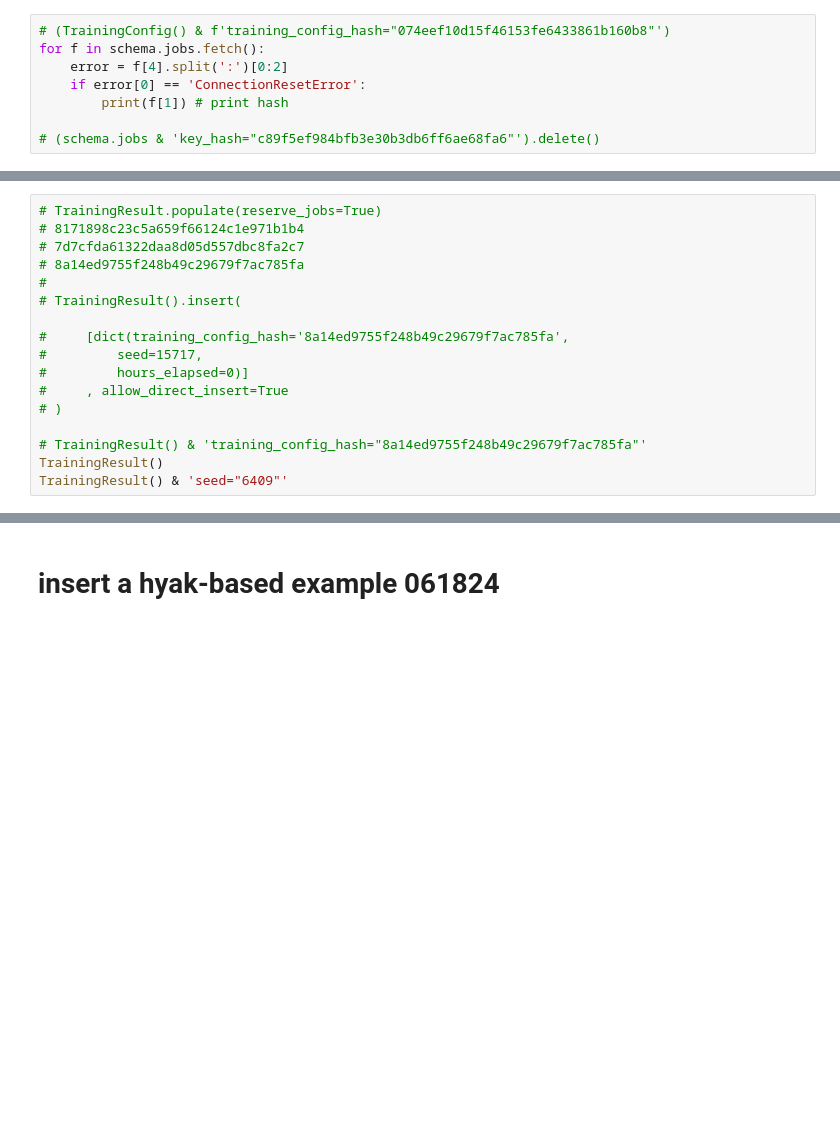
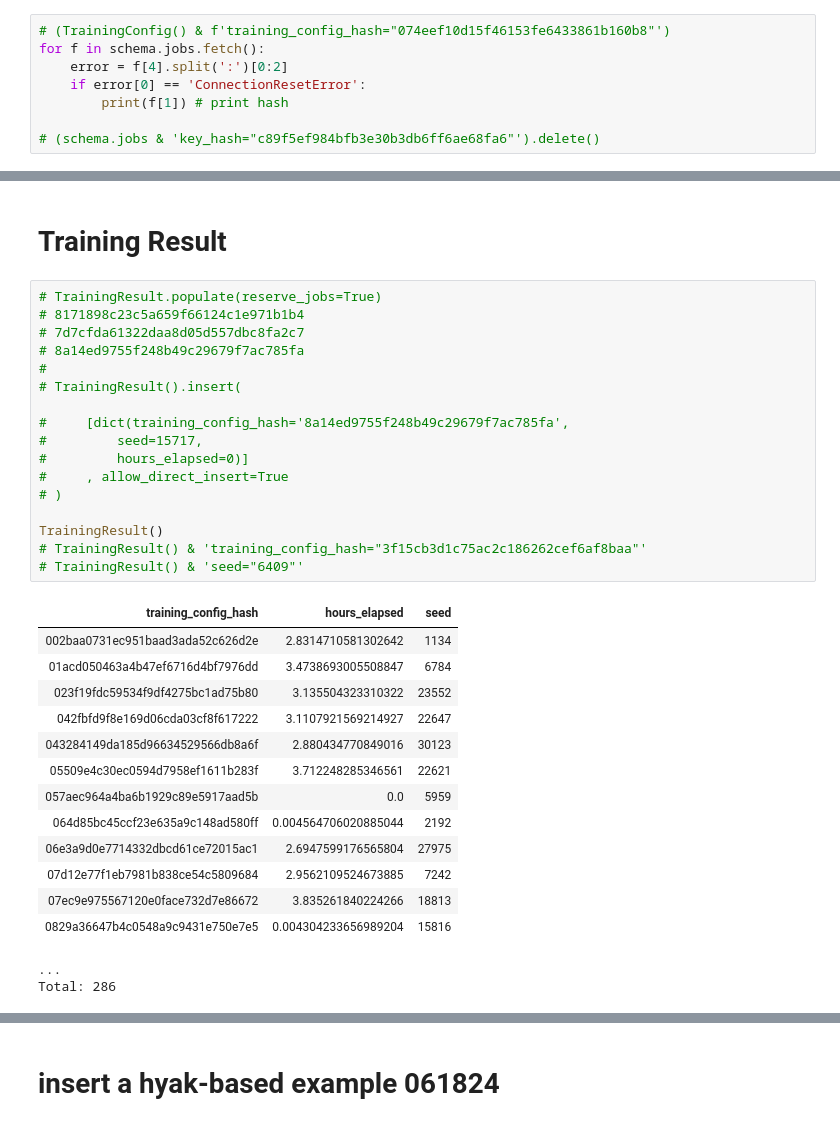
Before and after one commit to walkerlab/smartFlies, a Jupyter notebook: tamagotchi/datajoint.ipynb, the cells around one changed output, grey strips where cells are left out. Drawn from its saved outputs; the diff is of its cells as text; blank space fills up the shorter version.

Commit message:
staged training

```diff
--- a/tamagotchi/datajoint.ipynb
+++ b/tamagotchi/datajoint.ipynb
@@ -112,18 +299,36 @@ TrainingConfig()
+# %% [markdown]
+# Training Result
 # %%
 # TrainingResult.populate(reserve_jobs=True)
 # 8171898c23c5a659f66124c1e971b1b4
 # 7d7cfda61322daa8d05d557dbc8fa2c7
 # 8a14ed9755f248b49c29679f7ac785fa
 #
 # TrainingResult().insert(
 
 #     [dict(training_config_hash='8a14ed9755f248b49c29679f7ac785fa',
 #         seed=15717,
 #         hours_elapsed=0)]
 #     , allow_direct_insert=True
 # )
 
-# TrainingResult() & 'training_config_hash="8a14ed9755f248b49c29679f7ac785fa"'
 TrainingResult()
-TrainingResult() & 'seed="6409"'
+# TrainingResult() & 'training_config_hash="3f15cb3d1c75ac2c186262cef6af8baa"'
+# TrainingResult() & 'seed="6409"'
+# %% [output]
+| training_config_hash | hours_elapsed | seed |
+| 002baa0731ec951baad3ada52c626d2e | 2.8314710581302642 | 1134 |
+| 01acd050463a4b47ef6716d4bf7976dd | 3.4738693005508847 | 6784 |
+| 023f19fdc59534f9df4275bc1ad75b80 | 3.135504323310322 | 23552 |
+| 042fbfd9f8e169d06cda03cf8f617222 | 3.1107921569214927 | 22647 |
+| 043284149da185d96634529566db8a6f | 2.880434770849016 | 30123 |
+| 05509e4c30ec0594d7958ef1611b283f | 3.712248285346561 | 22621 |
+| 057aec964a4ba6b1929c89e5917aad5b | 0.0 | 5959 |
+| 064d85bc45ccf23e635a9c148ad580ff | 0.004564706020885044 | 2192 |
+| 06e3a9d0e7714332dbcd61ce72015ac1 | 2.6947599176565804 | 27975 |
+| 07d12e77f1eb7981b838ce54c5809684 | 2.9562109524673885 | 7242 |
+| 07ec9e975567120e0face732d7e86672 | 3.835261840224266 | 18813 |
+| 0829a36647b4c0548a9c9431e750e7e5 | 0.004304233656989204 | 15816 |
+...
+Total: 286
 # %%
```
Also changed, not shown: parts of 41 cells of this notebook.
